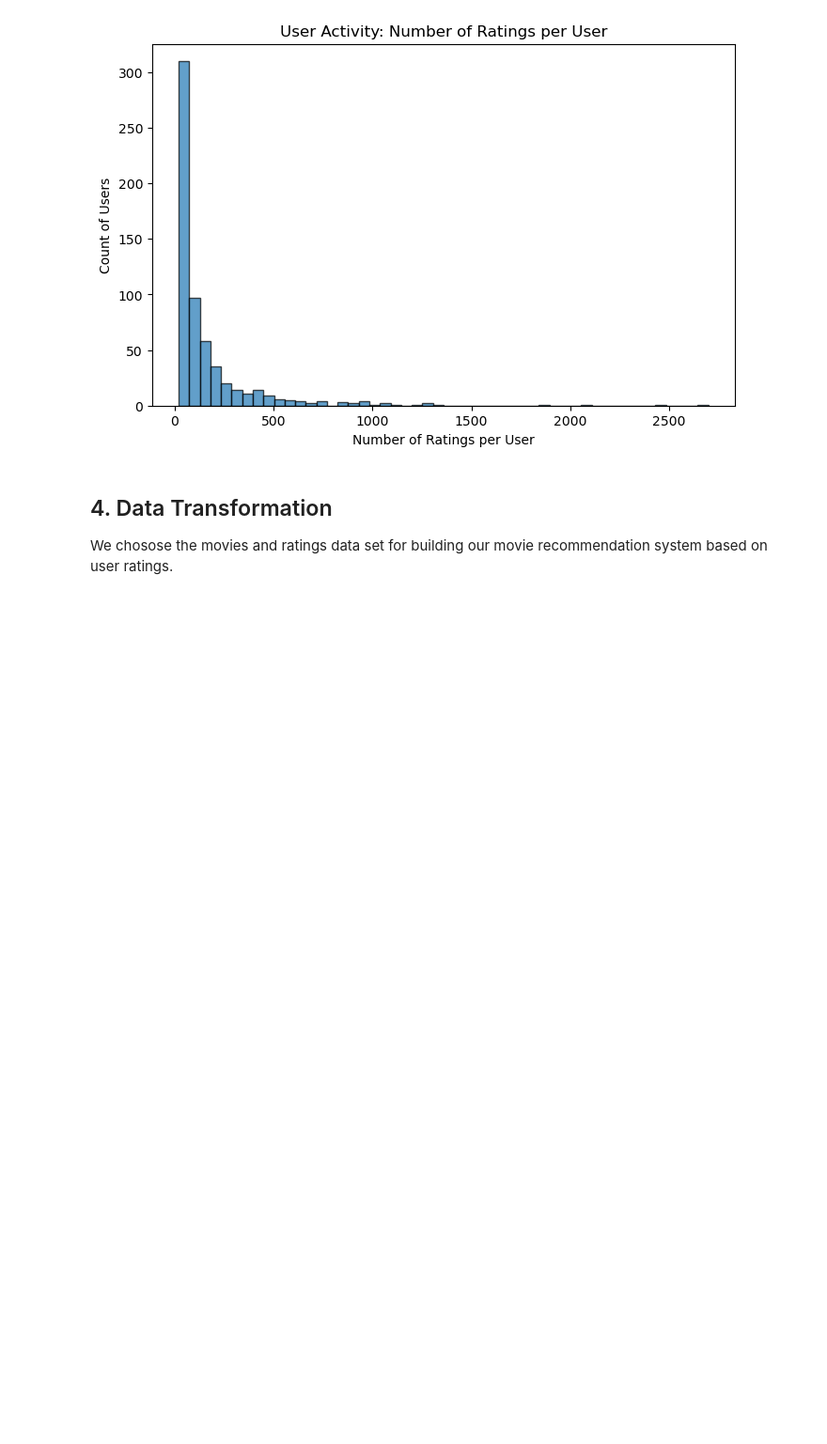
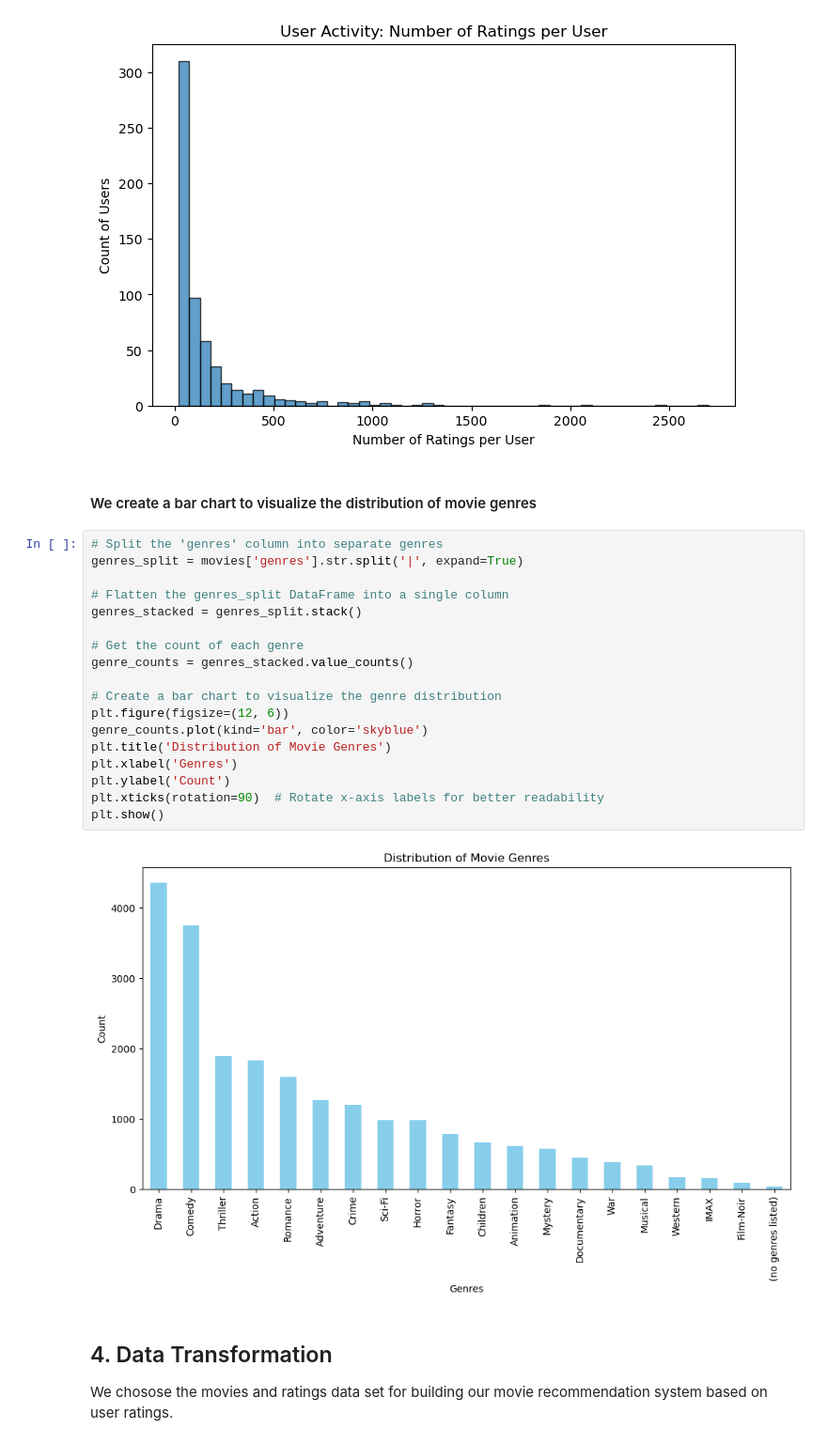
Before and after one commit to lewis-mawira/phase-4-project, a Jupyter notebook: Untitled.ipynb, the cells around one changed output. Shown at 94% size. Drawn from its saved outputs; the diff is of its cells as text; blank space fills up the shorter version.

```diff
--- a/Untitled.ipynb
+++ b/Untitled.ipynb
@@ -273,6 +275,28 @@ plt.title('User Activity: Number of Ratings per User')
 plt.show()
 # %% [output]
 [figure]
+# %% [markdown]
+#### We create a bar chart to visualize the distribution of movie genres
+# %%
+# Split the 'genres' column into separate genres
+genres_split = movies['genres'].str.split('|', expand=True)
+
+# Flatten the genres_split DataFrame into a single column
+genres_stacked = genres_split.stack()
+
+# Get the count of each genre
+genre_counts = genres_stacked.value_counts()
+
+# Create a bar chart to visualize the genre distribution
+plt.figure(figsize=(12, 6))
+genre_counts.plot(kind='bar', color='skyblue')
+plt.title('Distribution of Movie Genres')
+plt.xlabel('Genres')
+plt.ylabel('Count')
+plt.xticks(rotation=90)  # Rotate x-axis labels for better readability
+plt.show()
+# %% [output]
+[figure, added]
 # %% [markdown]
 ## 4. Data Transformation
 
```
Also changed, not shown: parts of 5 cells of this notebook.
